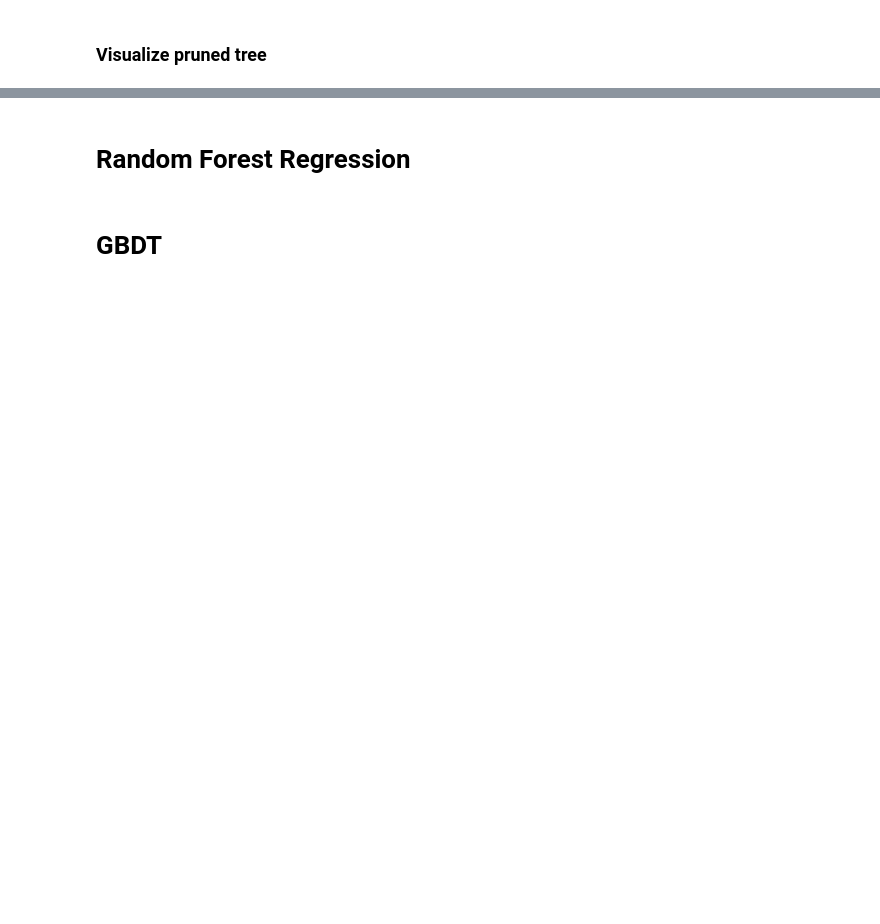
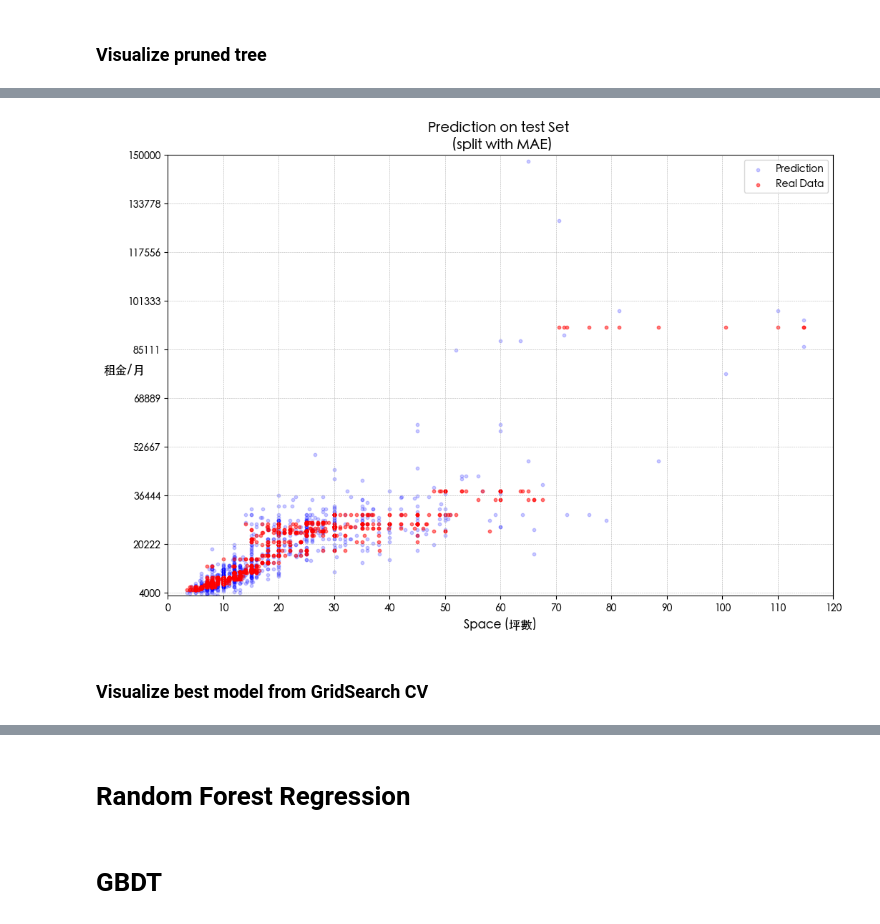
Before and after one commit to EvanRuan0401/rent-of-house-regression, a Jupyter notebook: Analysis_Report/Regression.ipynb, the cells around one changed output, grey strips where cells are left out. Drawn from its saved outputs; the diff is of its cells as text; code cells hidden in the pictures; blank space fills up the shorter version.

```diff
--- a/Analysis_Report/Regression.ipynb
+++ b/Analysis_Report/Regression.ipynb
@@ -395,0 +407,13 @@ _ = tree.plot_tree(dtr,
+# %%
+dtr = DecisionTreeRegressor(random_state = 100, criterion = 'absolute_error')
+para = {"max_depth":[*range(2,10)]
+        ,'splitter' :['random', 'best']
+        , 'min_samples_split':[*range(40,320,50)]
+        ,'min_samples_leaf':[*range(20,160,25)]
+        }
+GS = GridSearchCV(dtr, para, cv=5, scoring = 'neg_mean_absolute_error', n_jobs = 4)
+# %%
+start = time.time()
+GS.fit(X,y)
+end = time.time()
+print('The calculation cost: ',end - start, 'sec')
@@ -395,0 +435,3 @@ _ = tree.plot_tree(dtr,
+# %%
+pred_y_train = GS.best_estimator_.predict(X_train)
+pred_y_test = GS.best_estimator_.predict(X_test)
@@ -395,0 +462,26 @@ _ = tree.plot_tree(dtr,
+# %%
+# test set (space and price)
+
+plt.rcParams['font.family'] = ['Heiti TC']
+
+fig2 = plt.figure(figsize=(12,8))
+
+ax = fig2.add_subplot(111)
+ax.scatter(X_test['space'], y_test, color = 'blue', s = 10, alpha = 0.2)
+ax.scatter(X_test['space'], pred_y_test, color = 'red', s = 10, alpha = 0.5)
+ax.set_ylim([3000,150000])
+ax.set_xlim([0, 120])
+ax.set_yticks(np.linspace(4000,150000,10))
+ax.set_xticks(np.linspace(0,120,13))
+ax.grid(linestyle='--', linewidth=0.4)
+
+ax.set_xlabel("Space (坪數)",fontsize=12,rotation=0)
+ax.set_ylabel("租金/月",fontsize=12, rotation=0, loc = 'center')
+ax.set_title('Prediction on test Set \n (split with MAE)', fontsize=14)
+ax.legend(['Prediction', 'Real Data'], fontsize = 10)
+
+plt.show()
+# %% [output]
+[figure, added]
+# %% [markdown]
+### Visualize best model from GridSearch CV
```
Also changed, not shown: parts of 29 cells of this notebook, 2 other files.
